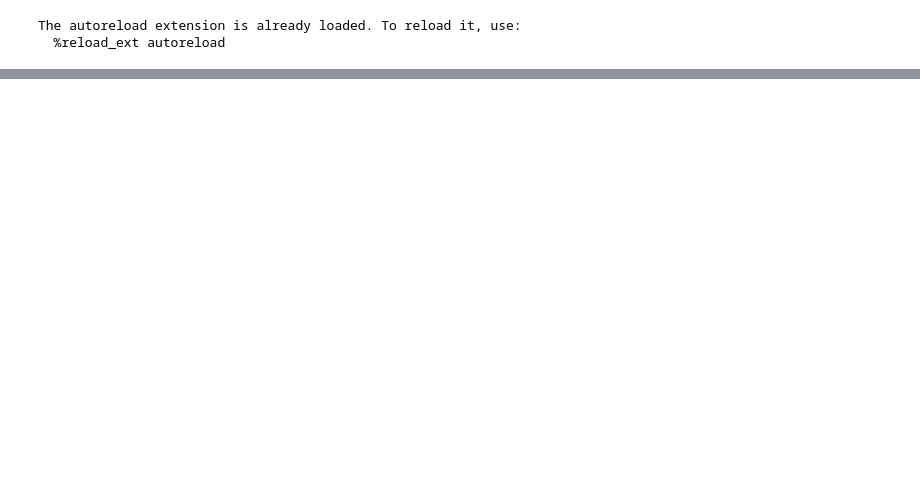
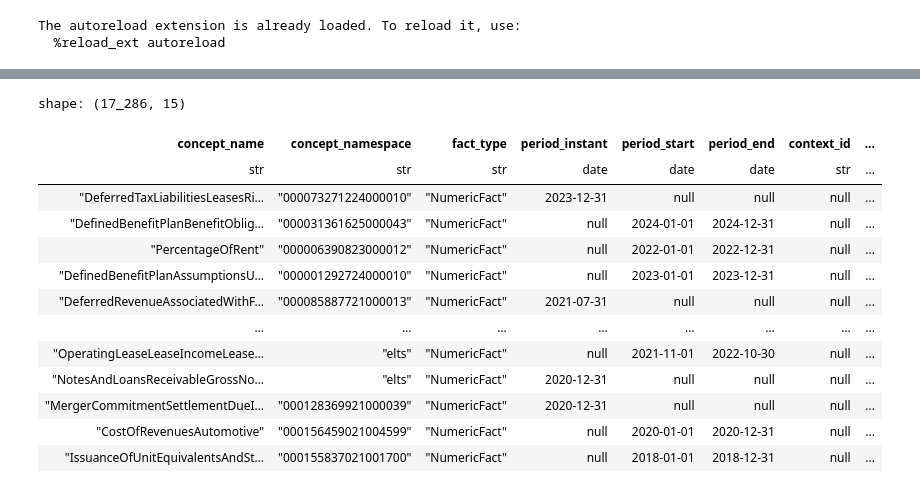
Before and after one commit to FMurray/alphaledger, a Jupyter notebook: nbs/xbrl_parse_exp.ipynb, the cells around one changed output, grey strips where cells are left out. Cells and saved outputs as stored; diff of their text form; code cells hidden in the pictures; blank space fills up the shorter version.

```diff
--- a/nbs/xbrl_parse_exp.ipynb
+++ b/nbs/xbrl_parse_exp.ipynb
@@ -115,0 +223,28 @@ universe.get_all_securities()
+# %%
+import polars as pl
+print("DataFrame columns:", univ_numeric.columns)
+
+numeric_df = univ_numeric.collect()
+
+unique_concepts = (numeric_df
+    .select("concept_name")
+    .unique()
+    .to_dict()["concept_name"])
+
+tag_keys = set(TAGS.keys())
+
+found_tags = tag_keys.intersection(set(unique_concepts))
+
+print(f"Total number of numeric facts: {len(numeric_df)}")
+print(f"Number of unique tags in TAGS: {len(tag_keys)}")
+print(f"Number of tags from TAGS found in data: {len(found_tags)}")
+
+coverage = len(found_tags) / len(tag_keys) * 100
+print(f"\nCoverage: {coverage:.1f}% of TAGS are present in the data")
+
+missing_tags = tag_keys - set(unique_concepts)
+print(f"\nNumber of missing tags: {len(missing_tags)}")
+if missing_tags:
+    print("Missing tags:")
+    for tag in sorted(missing_tags):
+        print(f"  - {tag}")
@@ -115,0 +269,17 @@ universe.get_all_securities()
+# %%
+numeric_df.unique("concept_name")
+# %% [output]
+shape: (17_286, 15)
+| concept_name | concept_namespace | fact_type | period_instant | period_start | period_end | context_id | ... |
+| str | str | str | date | date | date | str | ... |
+| "DeferredTaxLiabilitiesLeasesRi… | "000073271224000010" | "NumericFact" | 2023-12-31 | null | null | null | ... |
+| "DefinedBenefitPlanBenefitOblig… | "000031361625000043" | "NumericFact" | null | 2024-01-01 | 2024-12-31 | null | ... |
+| "PercentageOfRent" | "000006390823000012" | "NumericFact" | null | 2022-01-01 | 2022-12-31 | null | ... |
+| "DefinedBenefitPlanAssumptionsU… | "000001292724000010" | "NumericFact" | null | 2023-01-01 | 2023-12-31 | null | ... |
+| "DeferredRevenueAssociatedWithF… | "000085887721000013" | "NumericFact" | 2021-07-31 | null | null | null | ... |
+| … | … | … | … | … | … | … | ... |
+| "OperatingLeaseLeaseIncomeLease… | "elts" | "NumericFact" | null | 2021-11-01 | 2022-10-30 | null | ... |
+| "NotesAndLoansReceivableGrossNo… | "elts" | "NumericFact" | 2020-12-31 | null | null | null | ... |
+| "MergerCommitmentSettlementDueI… | "000128369921000039" | "NumericFact" | 2020-12-31 | null | null | null | ... |
+| "CostOfRevenuesAutomotive" | "000156459021004599" | "NumericFact" | null | 2020-01-01 | 2020-12-31 | null | ... |
+| "IssuanceOfUnitEquivalentsAndSt… | "000155837021001700" | "NumericFact" | null | 2018-01-01 | 2018-12-31 | null | ... |
```
Also changed, not shown: parts of 20 cells of this notebook.
